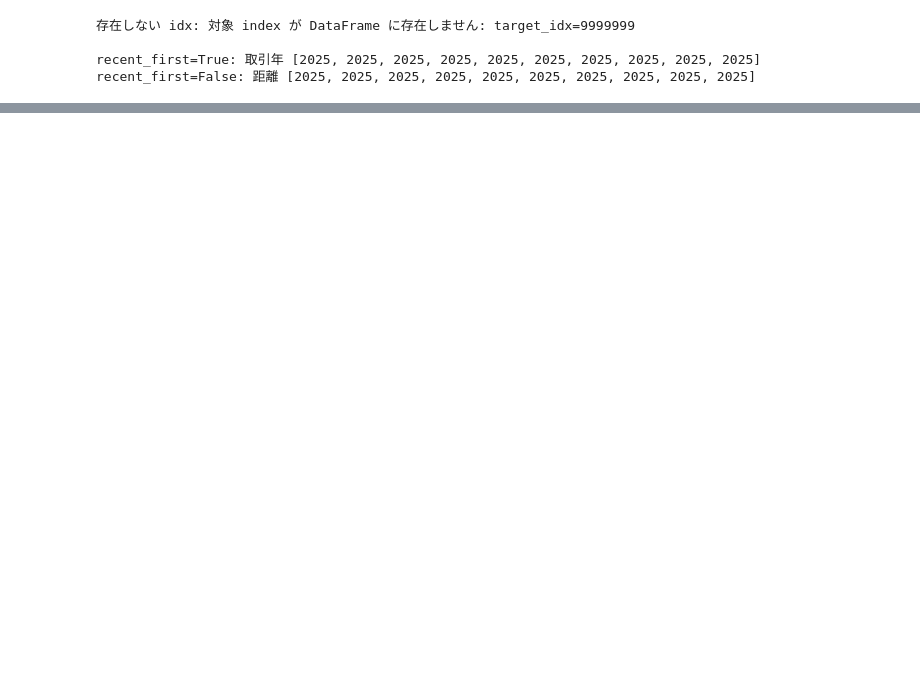
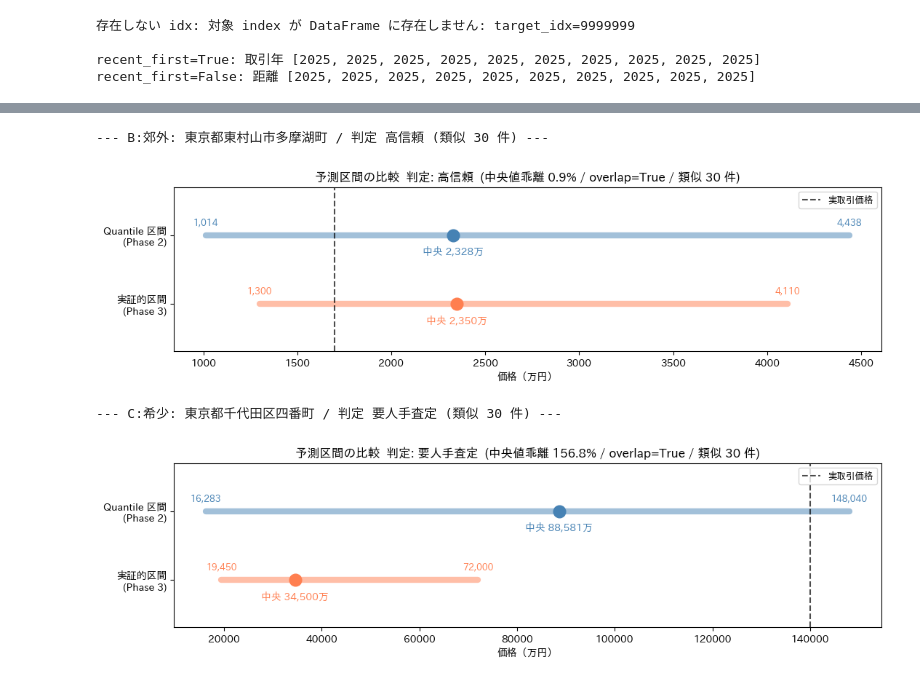
Before and after one commit to kotouharuto/House-price-forecast, a Jupyter notebook: notebooks/05_property_appraisal.ipynb, the cells around one changed output, grey strips where cells are left out. Saved outputs shown, nothing was run; the diff lists cells and outputs as text; code cells hidden in the pictures; blank space fills up the shorter version.

```diff
--- a/notebooks/05_property_appraisal.ipynb
+++ b/notebooks/05_property_appraisal.ipynb
@@ -190,0 +312,25 @@ recent_first=False: 距離 [2025, 2025, 2025, 2025, 2025, 2025, 2025, 2025, 2025
+# %%
+# パターン B（郊外）・C（希少）でも検証し、判定の違いを見る
+for label, target in [("B:郊外", target_b), ("C:希少", target_c)]:
+    if target.empty:
+        print(f"--- {label}: 該当物件なし ---")
+        continue
+    t_idx = target.index[0]
+    if t_idx not in x_all.index:
+        print(f"--- {label}: 学習対象外（価格 0 など）でスキップ ---")
+        continue
+    try:
+        q_iv, e_iv, cmp_result = appraise(t_idx)
+    except ValueError as err:
+        print(f"--- {label}: 区間計算不可 → {err} ---")
+        continue
+    print(
+        f"--- {label}: {df.loc[t_idx, '住所']} / 判定 {cmp_result['flag']} "
+        f"(類似 {cmp_result['n_similar_used']} 件) ---"
+    )
+    plot_interval_comparison(t_idx, q_iv, e_iv, cmp_result)
+# %% [output]
+--- B:郊外: 東京都東村山市多摩湖町 / 判定 高信頼 (類似 30 件) ---
+[figure, added]
+--- C:希少: 東京都千代田区四番町 / 判定 要人手査定 (類似 30 件) ---
+[figure, added]
```
Also changed, not shown: parts of 5 cells of this notebook, 3 other files.
